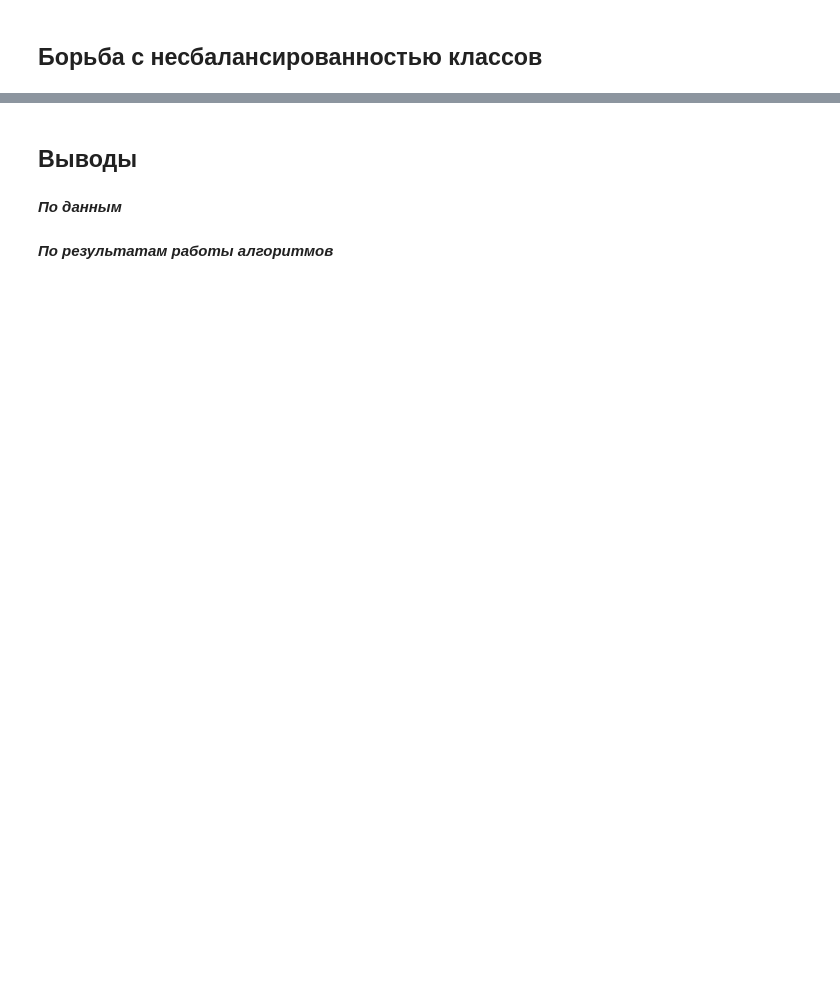
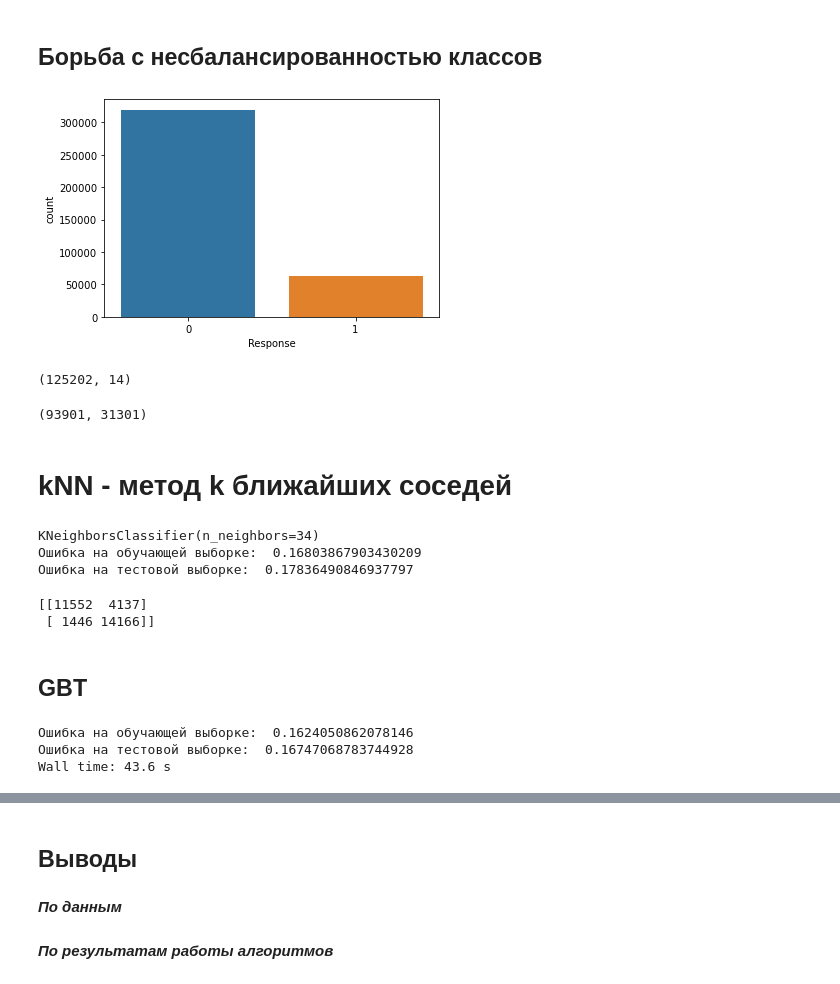
Before and after one commit to NikitaZel/ML, a Jupyter notebook: LAB1.ipynb, the cells around one changed output, grey strips where cells are left out. Cells and saved outputs as stored; diff of their text form; code cells hidden in the pictures; blank space fills up the shorter version.

```diff
--- a/LAB1.ipynb
+++ b/LAB1.ipynb
@@ -746,2 +755,18 @@ print('Ошибка на тестовой выборке: ', err_test)
 # %% [markdown]
 ## Борьба с несбалансированностью классов
+# %%
+sns.countplot(x='Response', data=data)
+pass
+# %% [output]
+[figure, added]
+# %%
+non_interest_count, interest_count = data['Response'].value_counts()
+
+class_0 = data[data['Response'] == 0]
+class_1 = data[data['Response'] == 1]
+class_0_balanced = class_0.sample(interest_count)
+
+balance_data = pd.concat([class_0_balanced, class_1], ignore_index=True, sort=False)
+balance_data.shape
+# %% [output]
+(125202, 14)
@@ -747,0 +776,49 @@ print('Ошибка на тестовой выборке: ', err_test)
+# %%
+from sklearn.model_selection import train_test_split
+X_train, X_test, y_train, y_test = train_test_split(X, y, test_size = 0.25, random_state = 42)
+
+N_train, _ = X_train.shape
+N_test,  _ = X_test.shape
+
+N_train, N_test
+# %% [output]
+(93901, 31301)
+# %% [markdown]
+# kNN - метод k ближайших соседей
+# %%
+knn = KNeighborsClassifier(n_neighbors = 34)
+knn.fit(X_train, y_train)
+print(knn)
+y_test_predict = knn.predict(X_test)
+
+err_test  = np.mean(y_test  != y_test_predict)
+err_train = np.mean(y_train != knn.predict(X_train))
+
+
+print('Ошибка на обучающей выборке: ', err_train)
+print('Ошибка на тестовой выборке: ', err_test)
+# %% [output]
+KNeighborsClassifier(n_neighbors=34)
+Ошибка на обучающей выборке:  0.16803867903430209
+Ошибка на тестовой выборке:  0.17836490846937797
+# %%
+print(confusion_matrix(y_test, y_test_predict))
+# %% [output]
+[[11552  4137]
+ [ 1446 14166]]
+# %% [markdown]
+## GBT
+# %%
+%%time
+gbt = ensemble.GradientBoostingClassifier(n_estimators = 100)
+gbt.fit(X_train, y_train)
+
+err_train = np.mean(y_train != gbt.predict(X_train))
+err_test = np.mean(y_test != gbt.predict(X_test))
+
+print('Ошибка на обучающей выборке: ', err_train)
+print('Ошибка на тестовой выборке: ', err_test)
+# %% [output]
+Ошибка на обучающей выборке:  0.1624050862078146
+Ошибка на тестовой выборке:  0.16747068783744928
+Wall time: 43.6 s
```
Also changed, not shown: parts of 5 cells of this notebook.
